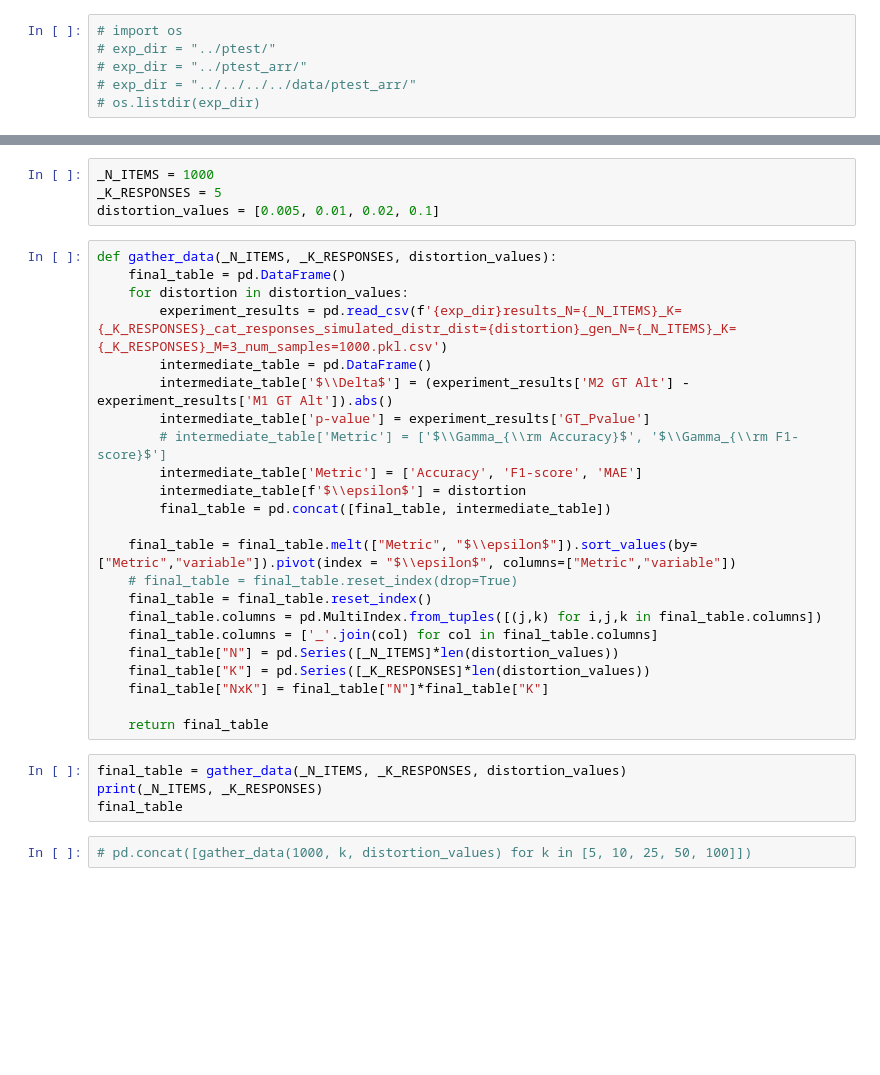
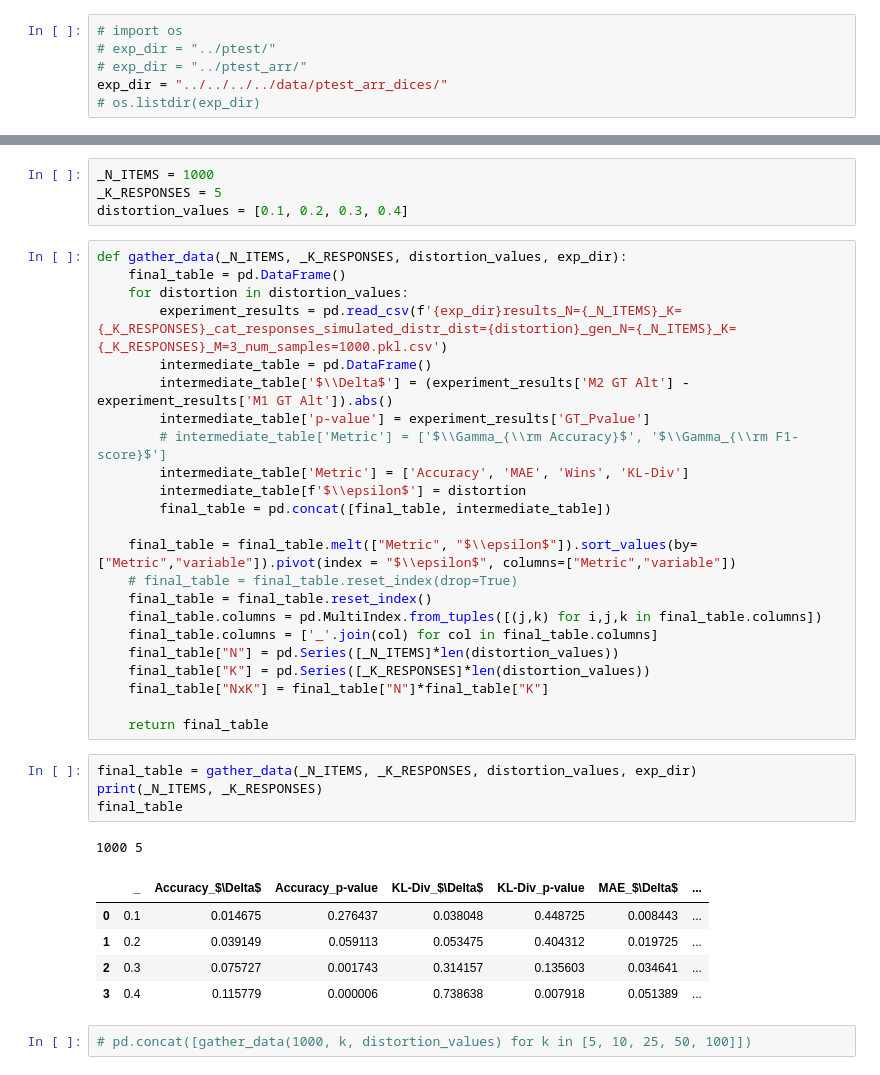
Before and after one commit to Homan-Lab/vet, a Jupyter notebook: process_results.ipynb, the cells around one changed output, grey strips where cells are left out. Saved outputs shown, nothing was run; the diff lists cells and outputs as text; blank space fills up the shorter version.

```diff
--- a/process_results.ipynb
+++ b/process_results.ipynb
@@ -9,7 +10,7 @@ import matplotlib.pyplot as plt
 # import os
 # exp_dir = "../ptest/"
 # exp_dir = "../ptest_arr/"
-# exp_dir = "../../../../data/ptest_arr/"
+exp_dir = "../../../../data/ptest_arr_dices/"
 # os.listdir(exp_dir)
 # %%
 # ks = [1,2,3,5,10,15,20,25,30,35,40,45,50]
@@ -26,9 +38,9 @@ for r in range(500, 5001, 500):
 # %%
 _N_ITEMS = 1000
 _K_RESPONSES = 5
-distortion_values = [0.005, 0.01, 0.02, 0.1]
+distortion_values = [0.1, 0.2, 0.3, 0.4]
 # %%
-def gather_data(_N_ITEMS, _K_RESPONSES, distortion_values):
+def gather_data(_N_ITEMS, _K_RESPONSES, distortion_values, exp_dir):
     final_table = pd.DataFrame()
     for distortion in distortion_values:
         experiment_results = pd.read_csv(f'{exp_dir}results_N={_N_ITEMS}_K={_K_RESPONSES}_cat_responses_simulated_distr_dist={distortion}_gen_N={_N_ITEMS}_K={_K_RESPONSES}_M=3_num_samples=1000.pkl.csv')
@@ -36,7 +48,7 @@ def gather_data(_N_ITEMS, _K_RESPONSES, distortion_values):
         intermediate_table['$\\Delta$'] = (experiment_results['M2 GT Alt'] - experiment_results['M1 GT Alt']).abs()
         intermediate_table['p-value'] = experiment_results['GT_Pvalue']
         # intermediate_table['Metric'] = ['$\\Gamma_{\\rm Accuracy}$', '$\\Gamma_{\\rm F1-score}$']
-        intermediate_table['Metric'] = ['Accuracy', 'F1-score', 'MAE']
+        intermediate_table['Metric'] = ['Accuracy', 'MAE', 'Wins', 'KL-Div']
         intermediate_table[f'$\\epsilon$'] = distortion
         final_table = pd.concat([final_table, intermediate_table])
 
@@ -51,9 +63,16 @@ def gather_data(_N_ITEMS, _K_RESPONSES, distortion_values):
 
     return final_table
 # %%
-final_table = gather_data(_N_ITEMS, _K_RESPONSES, distortion_values)
+final_table = gather_data(_N_ITEMS, _K_RESPONSES, distortion_values, exp_dir)
 print(_N_ITEMS, _K_RESPONSES)
 final_table
+# %% [output]
+1000 5
+|  | _ | Accuracy_$\Delta$ | Accuracy_p-value | KL-Div_$\Delta$ | KL-Div_p-value | MAE_$\Delta$ | ... |
+| 0 | 0.1 | 0.014675 | 0.276437 | 0.038048 | 0.448725 | 0.008443 | ... |
+| 1 | 0.2 | 0.039149 | 0.059113 | 0.053475 | 0.404312 | 0.019725 | ... |
+| 2 | 0.3 | 0.075727 | 0.001743 | 0.314157 | 0.135603 | 0.034641 | ... |
+| 3 | 0.4 | 0.115779 | 0.000006 | 0.738638 | 0.007918 | 0.051389 | ... |
 # %%
 # pd.concat([gather_data(1000, k, distortion_values) for k in [5, 10, 25, 50, 100]])
 # %%
```
Also changed, not shown: parts of 15 cells of this notebook, 7 other files.
